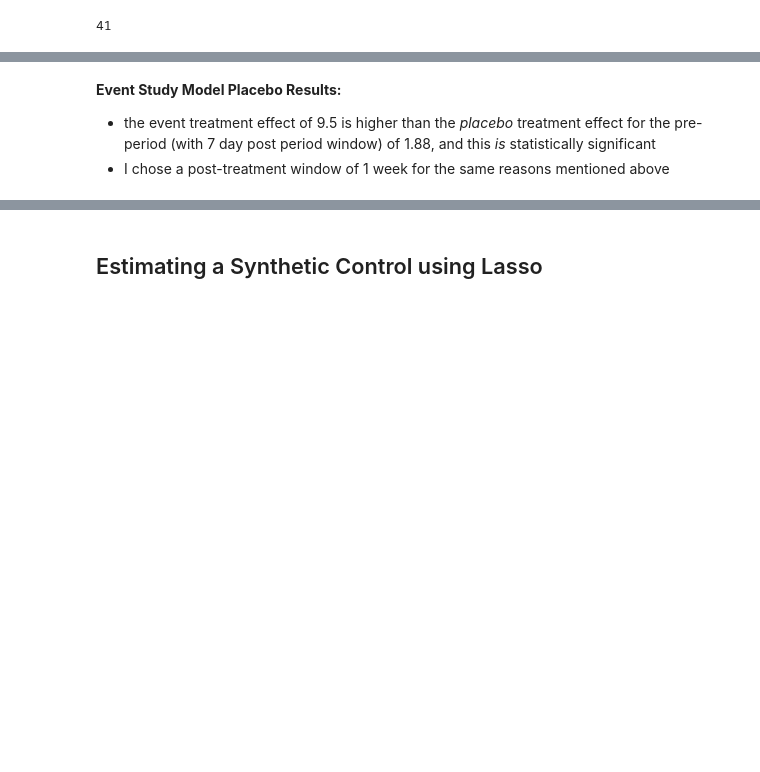
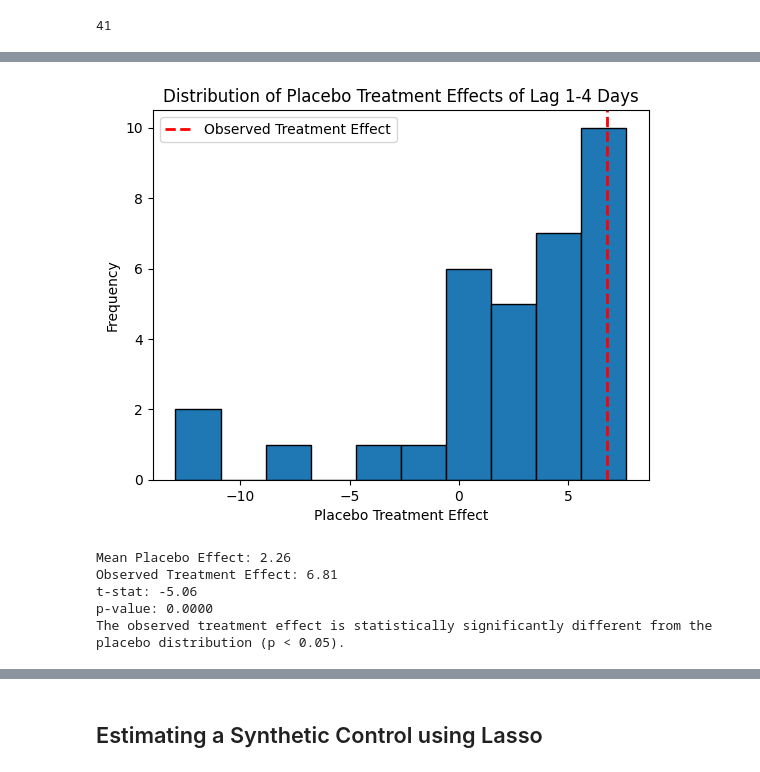
Before and after one commit to gperrin12/causal-super-bowl, a Jupyter notebook: nerdwallet_project-students.ipynb, the cells around one changed output, grey strips where cells are left out. Cells and saved outputs as stored; diff of their text form; code cells hidden in the pictures; blank space fills up the shorter version.

```diff
--- a/nerdwallet_project-students.ipynb
+++ b/nerdwallet_project-students.ipynb
@@ -398,6 +447,36 @@ t-stat: -12.29
 p-value: 0.0000
 The observed treatment effect is statistically significantly different from the placebo distribution (p < 0.05).
-# %% [markdown]
-__Event Study Model Placebo Results:__
-- the event treatment effect of 9.5 is higher than the _placebo_ treatment effect for the pre-period (with 7 day post period window) of 1.88, and this _is_ statistically significant
-- I chose a post-treatment window of 1 week for the same reasons mentioned above
+# %%
+plt.hist(placebo_treatment_effects_list_lag_1_to_4, bins=10, edgecolor='black')
+plt.axvline(x=event_study_model_og.params['lag_1_to_4'], color='red', linestyle='dashed', linewidth=2, label='Observed Treatment Effect')
+plt.legend()
+plt.xlabel('Placebo Treatment Effect')
+plt.ylabel('Frequency')
+plt.title('Distribution of Placebo Treatment Effects of Lag 1-4 Days')
+plt.show()
+# %% [output]
+[figure, added]
+# %%
+observed_treatment_effect = event_study_model_og.params['lag_1_to_4']
+mean_placebo_effect = np.mean(placebo_treatment_effects_list_lag_1_to_4)
+std_placebo_effect = np.std(placebo_treatment_effects_list_lag_1_to_4, ddof=1)
+n_placebo = len(placebo_treatment_effects_list_lag_1_to_4)
+
+# 1. Compute a one-sample t-test: is observed_treatment_effect different from the placebo distribution mean?
+t_stat, p_value = ttest_1samp(placebo_treatment_effects_list_lag_1_to_4, observed_treatment_effect)
+
+print(f"Mean Placebo Effect: {mean_placebo_effect:.2f}")
+print(f"Observed Treatment Effect: {observed_treatment_effect:.2f}")
+print(f"t-stat: {t_stat:.2f}")
+print(f"p-value: {p_value:.4f}")
+
+if p_value < 0.05:
+    print("The observed treatment effect is statistically significantly different from the placebo distribution (p < 0.05).")
+else:
+    print("The observed treatment effect is NOT statistically significantly different from the placebo distribution (p >= 0.05).")
+# %% [output]
+Mean Placebo Effect: 2.26
+Observed Treatment Effect: 6.81
+t-stat: -5.06
+p-value: 0.0000
+The observed treatment effect is statistically significantly different from the placebo distribution (p < 0.05).
```
Also changed, not shown: parts of 22 cells of this notebook.
